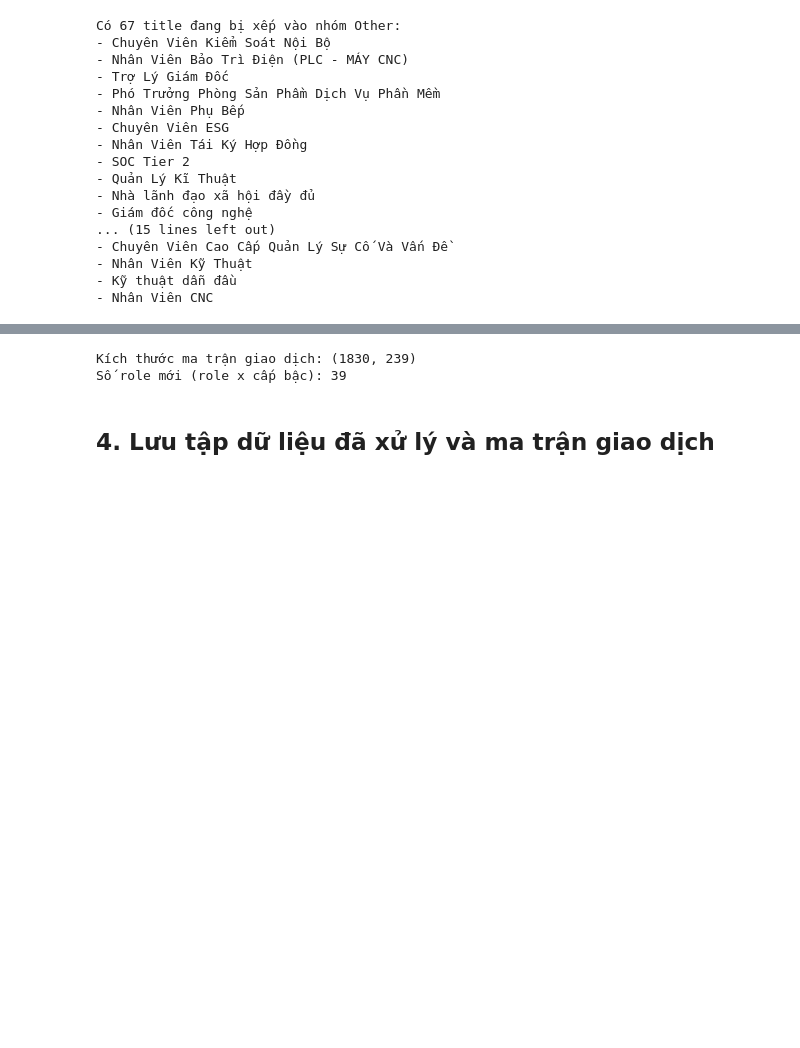
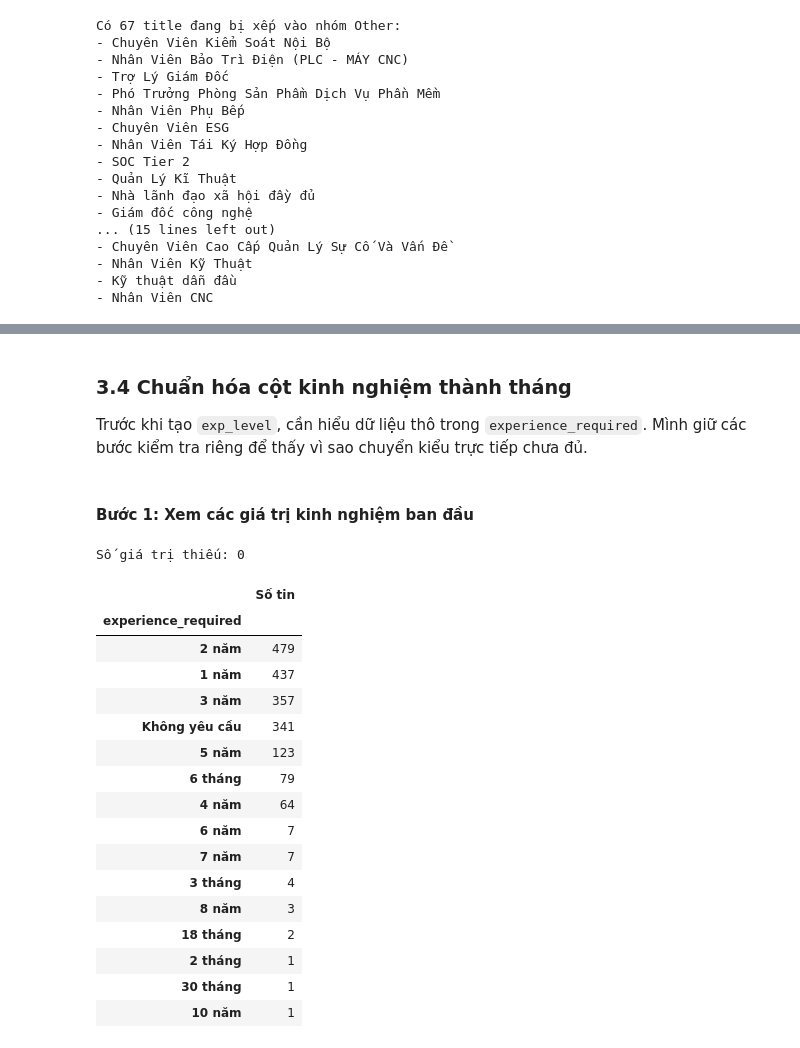
Before and after one commit to phuy-1310/skill-recommendation-using-association-rules, a Jupyter notebook: notebooks/EDA_and_Preprocessing.ipynb, the cells around one changed output, grey strips where cells are left out. Drawn from its saved outputs; the diff is of its cells as text; code cells hidden in the pictures; blank space fills up the shorter version.

Commit message:
refactor: markdown exp field normalization issues and preprocessing strategy in EDA

```diff
--- a/notebooks/EDA_and_Preprocessing.ipynb
+++ b/notebooks/EDA_and_Preprocessing.ipynb
@@ -886,29 +737,0 @@ Role mới là cặp `{role, cấp bậc kinh nghiệm}` được gộp thành *
-# %%
-# Role mới = {role, cấp bậc kinh nghiệm} gộp thành một nhãn; Other giữ nguyên để vẫn bị loại
-df["role_exp"] = df["role_group"].where(df["role_group"] == "Other", df["role_group"] + " | " + df["exp_level"])
-
-# Tạo danh sách giao dịch: [ROLE_Frontend Dev | Junior, React, JavaScript, ...]
-transactions = []
-for _, row in df.iterrows():
-    # Bỏ qua nếu role là Other (rác)
-    if row['role_exp'] == 'Other':
-        continue
-
-    # Tạo list gồm Role mới + toàn bộ skills
-    item = [f"ROLE_{row['role_exp']}"] + row['skills_final']
-    transactions.append(item)
-
-# Mã hóa One-hot
-from mlxtend.preprocessing import TransactionEncoder
-te = TransactionEncoder()
-te_ary = te.fit(transactions).transform(transactions)
-
-# Lưu thành DataFrame
-transaction_df = pd.DataFrame(te_ary, columns=te.columns_)
-print("Kích thước ma trận giao dịch:", transaction_df.shape)
-print("Số role mới (role x cấp bậc):", sum(c.startswith("ROLE_") for c in transaction_df))
-# %% [output]
-Kích thước ma trận giao dịch: (1830, 239)
-Số role mới (role x cấp bậc): 39
-# %% [markdown]
-## 4. Lưu tập dữ liệu đã xử lý và ma trận giao dịch
@@ -920,0 +738,28 @@ df.to_csv(
+# %% [markdown]
+### 3.4 Chuẩn hóa cột kinh nghiệm thành tháng
+
+Trước khi tạo `exp_level`, cần hiểu dữ liệu thô trong `experience_required`. Mình giữ các bước kiểm tra riêng để thấy vì sao chuyển kiểu trực tiếp chưa đủ.
+# %% [markdown]
+#### Bước 1: Xem các giá trị kinh nghiệm ban đầu
+# %%
+print("Số giá trị thiếu:", df["experience_required"].isna().sum())
+df["experience_required"].value_counts(dropna=False).to_frame("Số tin")
+# %% [output]
+Số giá trị thiếu: 0
+|  | Số tin |
+| experience_required |  |
+| 2 năm | 479 |
+| 1 năm | 437 |
+| 3 năm | 357 |
+| Không yêu cầu | 341 |
+| 5 năm | 123 |
+| 6 tháng | 79 |
+| 4 năm | 64 |
+| 6 năm | 7 |
+| 7 năm | 7 |
+| 3 tháng | 4 |
+| 8 năm | 3 |
+| 18 tháng | 2 |
+| 2 tháng | 1 |
+| 30 tháng | 1 |
+| 10 năm | 1 |
```
Also changed, not shown: parts of 39 cells of this notebook.
